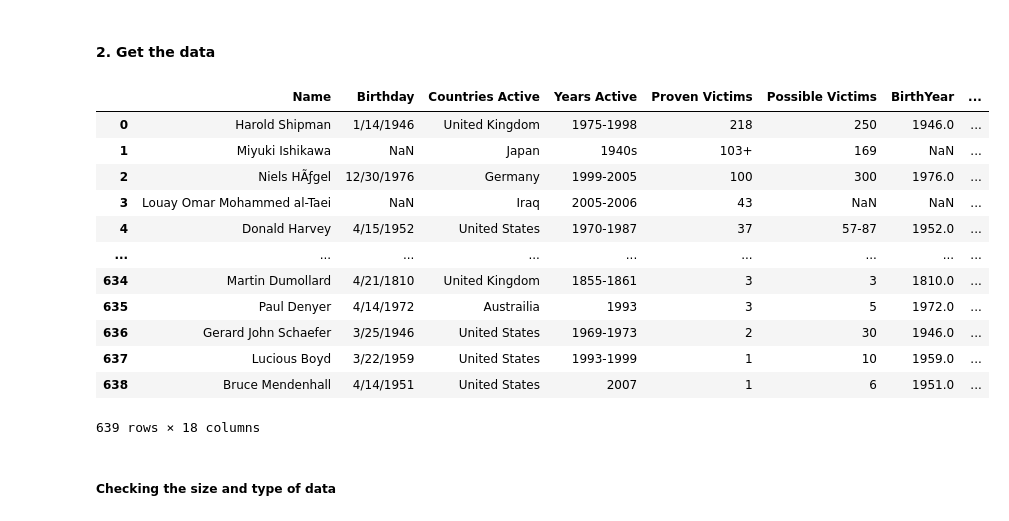
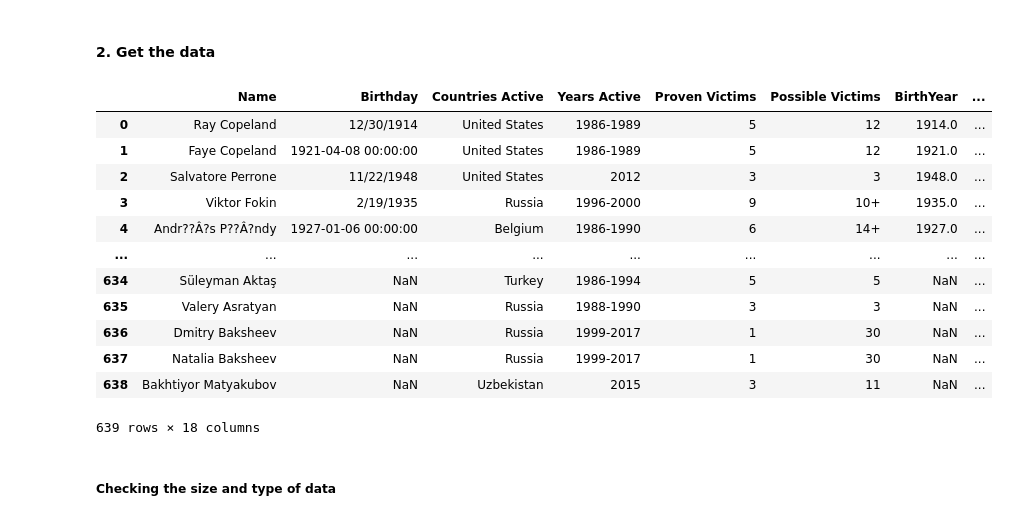
Before and after one commit to Bautist1000/MAL_FH, a Jupyter notebook: Final Assignment.ipynb, the cells around one changed output. Drawn from its saved outputs; the diff is of its cells as text; code cells hidden in the pictures.

Commit message:
further changes with new excel file

```diff
--- a/Final Assignment.ipynb
+++ b/Final Assignment.ipynb
@@ -7,21 +7,21 @@ import pandas as pd
 # %% [markdown]
 #### 2. Get the data
 # %%
-df = pd.read_excel('SerialKiller_Dataset_with_Targeted_Group_Type(FINAL).xlsx')
+df = pd.read_excel('SerialKiller_Dataset.xlsx')
 df
 # %% [output]
 |  | Name | Birthday | Countries Active | Years Active | Proven Victims | Possible Victims | BirthYear | ... |
-| 0 | Harold Shipman | 1/14/1946 | United Kingdom | 1975-1998 | 218 | 250 | 1946.0 | ... |
-| 1 | Miyuki Ishikawa | NaN | Japan | 1940s | 103+ | 169 | NaN | ... |
-| 2 | Niels HÃƒgel | 12/30/1976 | Germany | 1999-2005 | 100 | 300 | 1976.0 | ... |
-| 3 | Louay Omar Mohammed al-Taei | NaN | Iraq | 2005-2006 | 43 | NaN | NaN | ... |
-| 4 | Donald Harvey | 4/15/1952 | United States | 1970-1987 | 37 | 57-87 | 1952.0 | ... |
+| 0 | Ray Copeland | 12/30/1914 | United States | 1986-1989 | 5 | 12 | 1914.0 | ... |
+| 1 | Faye Copeland | 1921-04-08 00:00:00 | United States | 1986-1989 | 5 | 12 | 1921.0 | ... |
+| 2 | Salvatore Perrone | 11/22/1948 | United States | 2012 | 3 | 3 | 1948.0 | ... |
+| 3 | Viktor Fokin | 2/19/1935 | Russia | 1996-2000 | 9 | 10+ | 1935.0 | ... |
+| 4 | Andr??Â?s P??Â?ndy | 1927-01-06 00:00:00 | Belgium | 1986-1990 | 6 | 14+ | 1927.0 | ... |
 | ... | ... | ... | ... | ... | ... | ... | ... | ... |
-| 634 | Martin Dumollard | 4/21/1810 | United Kingdom | 1855-1861 | 3 | 3 | 1810.0 | ... |
-| 635 | Paul Denyer | 4/14/1972 | Austrailia | 1993 | 3 | 5 | 1972.0 | ... |
-| 636 | Gerard John Schaefer | 3/25/1946 | United States | 1969-1973 | 2 | 30 | 1946.0 | ... |
-| 637 | Lucious Boyd | 3/22/1959 | United States | 1993-1999 | 1 | 10 | 1959.0 | ... |
-| 638 | Bruce Mendenhall | 4/14/1951 | United States | 2007 | 1 | 6 | 1951.0 | ... |
+| 634 | Süleyman Aktaş | NaN | Turkey | 1986-1994 | 5 | 5 | NaN | ... |
+| 635 | Valery Asratyan | NaN | Russia | 1988-1990 | 3 | 3 | NaN | ... |
+| 636 | Dmitry Baksheev | NaN | Russia | 1999-2017 | 1 | 30 | NaN | ... |
+| 637 | Natalia Baksheev | NaN | Russia | 1999-2017 | 1 | 30 | NaN | ... |
+| 638 | Bakhtiyor Matyakubov | NaN | Uzbekistan | 2015 | 3 | 11 | NaN | ... |
 639 rows × 18 columns
 # %% [markdown]
 ##### Checking the size and type of data
```
Also changed, not shown: parts of 12 cells of this notebook.
